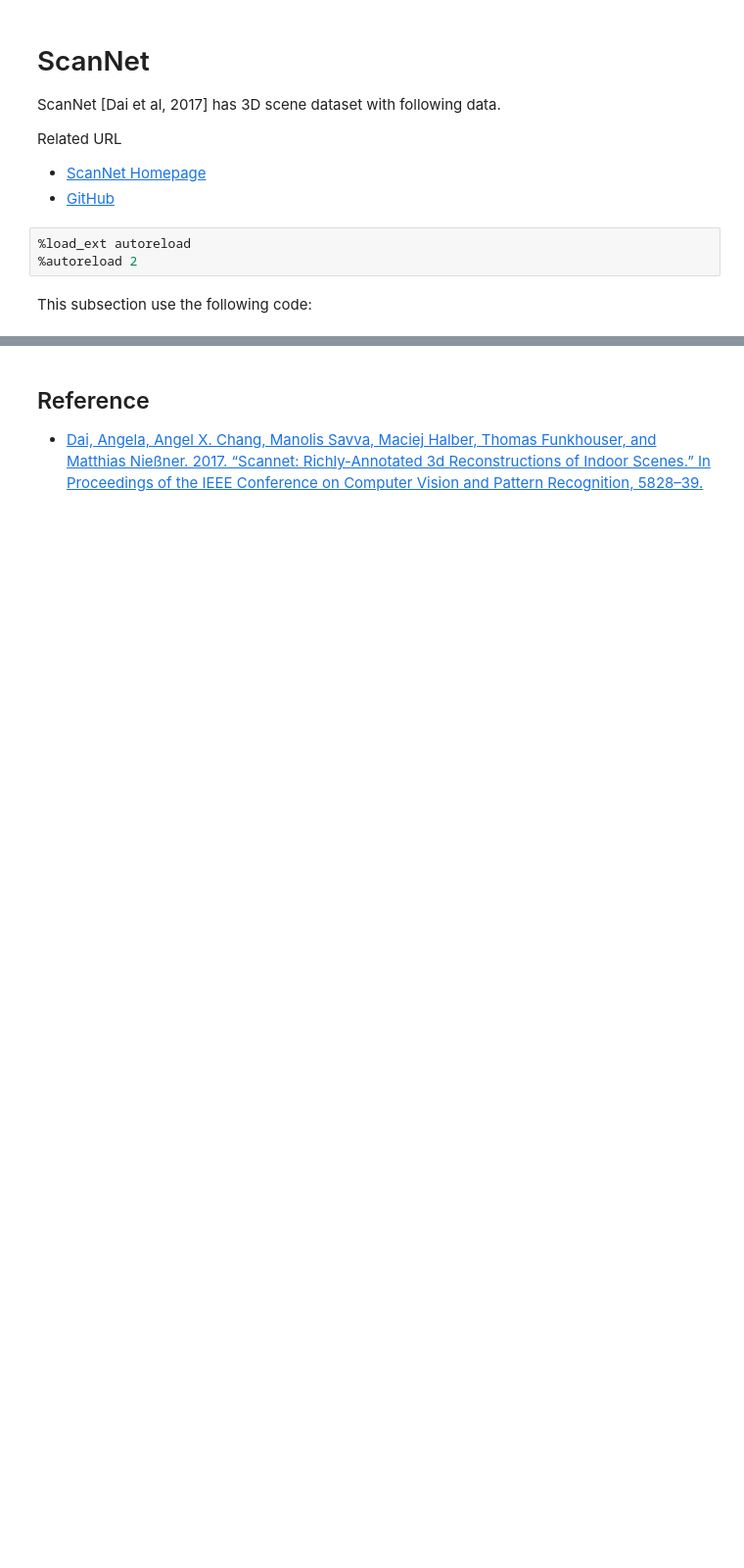
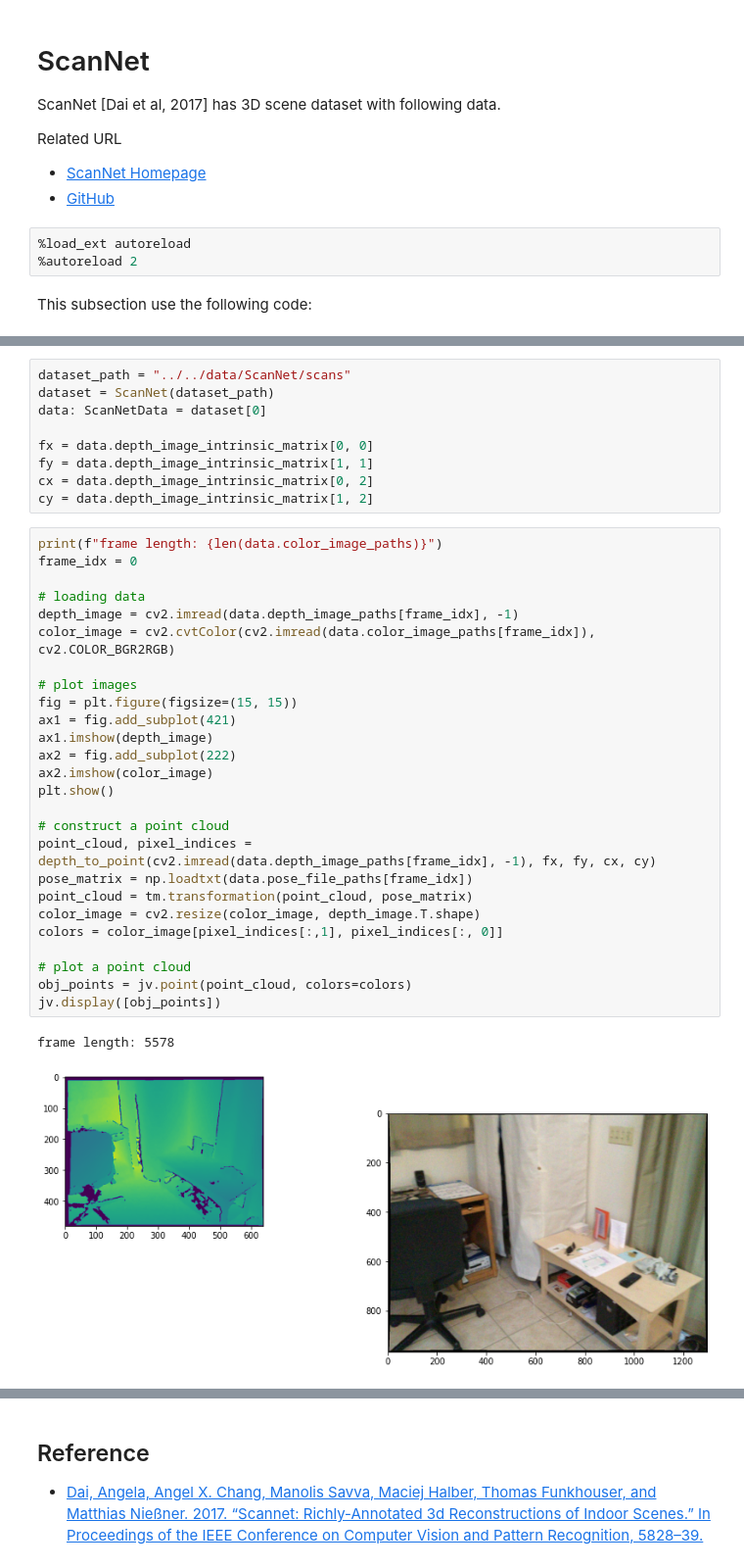
Before and after one commit to Obarads/Point_Cloud_Tutorial, a Jupyter notebook: python/datasets/scannet.ipynb, the cells around one changed output, grey strips where cells are left out. Shown: that part at 98% size. Cells and saved outputs as stored; diff of their text form; blank space fills up the shorter version.

```diff
--- a/python/datasets/scannet.ipynb
+++ b/python/datasets/scannet.ipynb
@@ -33,0 +50,38 @@ Jupyter environment detected. Enabling Open3D WebVisualizer.
+# %%
+dataset_path = "../../data/ScanNet/scans"
+dataset = ScanNet(dataset_path)
+data: ScanNetData = dataset[0]
+
+fx = data.depth_image_intrinsic_matrix[0, 0]
+fy = data.depth_image_intrinsic_matrix[1, 1]
+cx = data.depth_image_intrinsic_matrix[0, 2]
+cy = data.depth_image_intrinsic_matrix[1, 2]
+# %%
+print(f"frame length: {len(data.color_image_paths)}")
+frame_idx = 0
+
+# loading data
+depth_image = cv2.imread(data.depth_image_paths[frame_idx], -1)
+color_image = cv2.cvtColor(cv2.imread(data.color_image_paths[frame_idx]), cv2.COLOR_BGR2RGB)
+
+# plot images
+fig = plt.figure(figsize=(15, 15))
+ax1 = fig.add_subplot(421)
+ax1.imshow(depth_image)
+ax2 = fig.add_subplot(222)
+ax2.imshow(color_image)
+plt.show()
+
+# construct a point cloud
+point_cloud, pixel_indices = depth_to_point(cv2.imread(data.depth_image_paths[frame_idx], -1), fx, fy, cx, cy)
+pose_matrix = np.loadtxt(data.pose_file_paths[frame_idx])
+point_cloud = tm.transformation(point_cloud, pose_matrix)
+color_image = cv2.resize(color_image, depth_image.T.shape)
+colors = color_image[pixel_indices[:,1], pixel_indices[:, 0]]
+
+# plot a point cloud
+obj_points = jv.point(point_cloud, colors=colors)
+jv.display([obj_points])
+# %% [output]
+frame length: 5578
+[figure, added]
```
Also changed, not shown: parts of 4 cells of this notebook, 6 other files.
